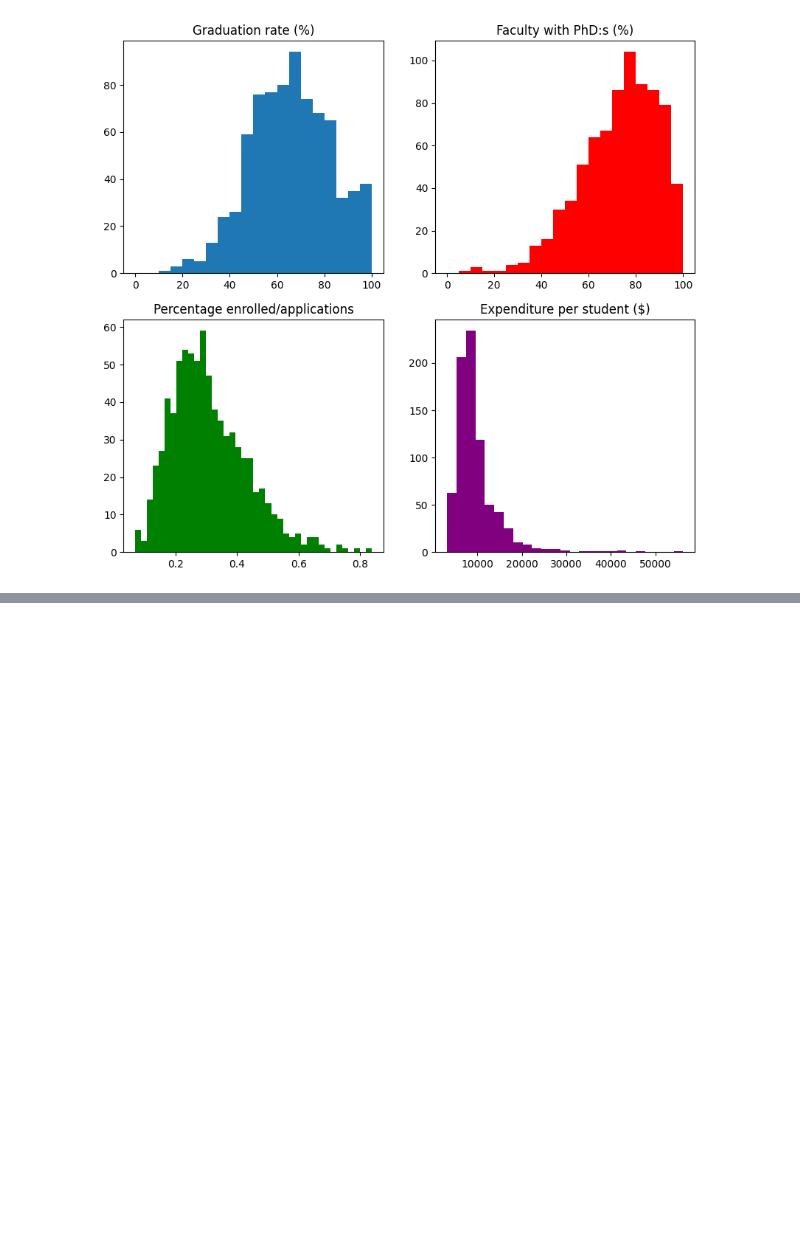
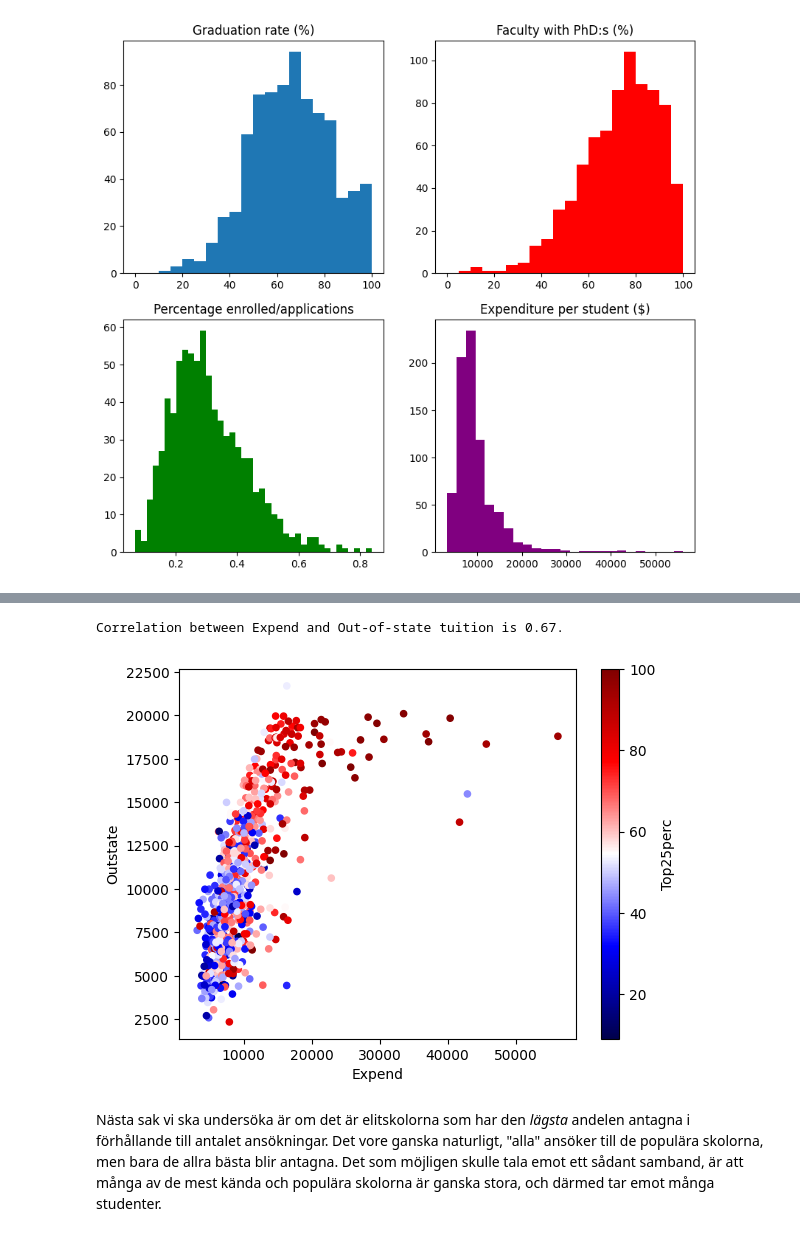
Before and after one commit to bearwinterfirth/college, a Jupyter notebook: college.ipynb, the cells around one changed output, grey strips where cells are left out. Saved outputs shown, nothing was run; the diff lists cells and outputs as text; code cells hidden in the pictures; blank space fills up the shorter version.

```diff
--- a/college.ipynb
+++ b/college.ipynb
@@ -127,0 +126,9 @@ plt.show()
+# %%
+print(f"Correlation between Instructional expenditure and Out-of-state tuition is {round(college["Expend"].corr(college["Outstate"]),2)}.")
+college.plot.scatter(x="Expend", y="Outstate", c="Top25perc", colormap="seismic")
+plt.show()
+# %% [output]
+Correlation between Expend and Out-of-state tuition is 0.67.
+[figure, added]
+# %% [markdown]
+Nästa sak vi ska undersöka är om det är elitskolorna som har den _lägsta_ andelen antagna i förhållande till antalet ansökningar. Det vore ganska naturligt, "alla" ansöker till de populära skolorna, men bara de allra bästa blir antagna. Det som möjligen skulle tala emot ett sådant samband, är att många av de mest kända och populära skolorna är ganska stora, och därmed tar emot många studenter.
```
Also changed, not shown: parts of 2 cells of this notebook.
